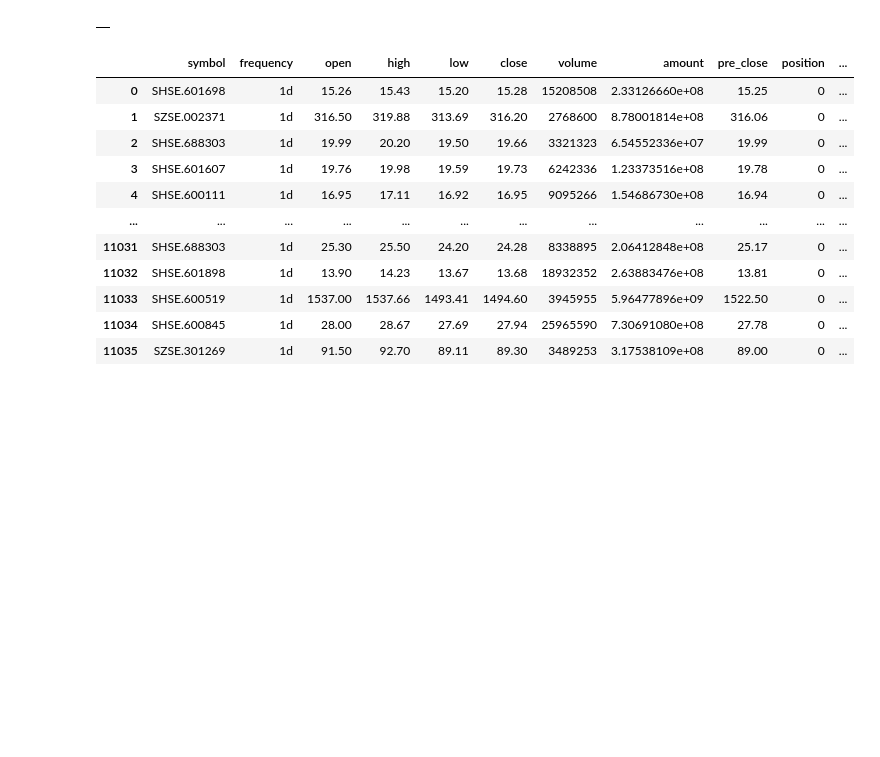
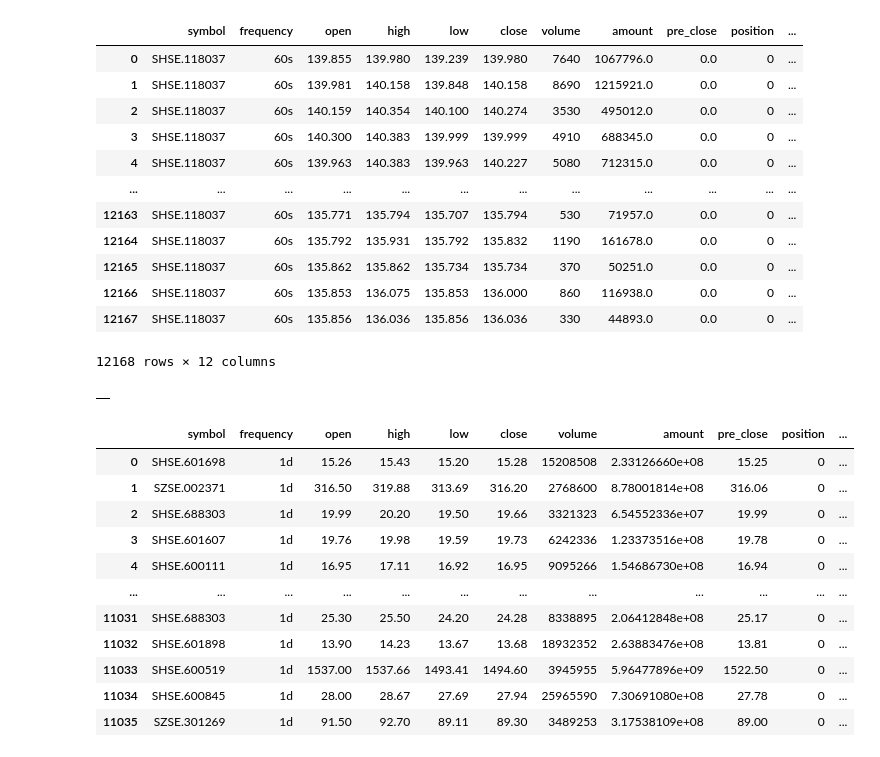
Before and after one commit to ZGarry/lianghua, a Jupyter notebook: run.ipynb, the cells around one changed output. Drawn from its saved outputs; the diff is of its cells as text; code cells hidden in the pictures; blank space fills up the shorter version.

```diff
--- a/run.ipynb
+++ b/run.ipynb
@@ -3,7 +3,23 @@ from __future__ import print_function, absolute_import
 from gm.api import *
 set_token("59e9c8cd18899c191fa133d4cdb08d66efba3dd9")
 
-history_data = history(symbol='SHSE.118037', frequency='1m', start_time='2024-04-20',end_time='2024-09-20', df=True)
+history_data = history(symbol='SHSE.118037', frequency='1m', start_time='2026-01-20',end_time='2026-04-20', df=True)
+# %%
+history_data
+# %% [output]
+|  | symbol | frequency | open | high | low | close | volume | amount | pre_close | position | ... |
+| 0 | SHSE.118037 | 60s | 139.855 | 139.980 | 139.239 | 139.980 | 7640 | 1067796.0 | 0.0 | 0 | ... |
+| 1 | SHSE.118037 | 60s | 139.981 | 140.158 | 139.848 | 140.158 | 8690 | 1215921.0 | 0.0 | 0 | ... |
+| 2 | SHSE.118037 | 60s | 140.159 | 140.354 | 140.100 | 140.274 | 3530 | 495012.0 | 0.0 | 0 | ... |
+| 3 | SHSE.118037 | 60s | 140.300 | 140.383 | 139.999 | 139.999 | 4910 | 688345.0 | 0.0 | 0 | ... |
+| 4 | SHSE.118037 | 60s | 139.963 | 140.383 | 139.963 | 140.227 | 5080 | 712315.0 | 0.0 | 0 | ... |
+| ... | ... | ... | ... | ... | ... | ... | ... | ... | ... | ... | ... |
+| 12163 | SHSE.118037 | 60s | 135.771 | 135.794 | 135.707 | 135.794 | 530 | 71957.0 | 0.0 | 0 | ... |
+| 12164 | SHSE.118037 | 60s | 135.792 | 135.931 | 135.792 | 135.832 | 1190 | 161678.0 | 0.0 | 0 | ... |
+| 12165 | SHSE.118037 | 60s | 135.862 | 135.862 | 135.734 | 135.734 | 370 | 50251.0 | 0.0 | 0 | ... |
+| 12166 | SHSE.118037 | 60s | 135.853 | 136.075 | 135.853 | 136.000 | 860 | 116938.0 | 0.0 | 0 | ... |
+| 12167 | SHSE.118037 | 60s | 135.856 | 136.036 | 135.856 | 136.036 | 330 | 44893.0 | 0.0 | 0 | ... |
+12168 rows × 12 columns
 # %%
 # 获取可转债代码列表
 bond_codes = ['SHSE.127033']
```
Also changed, not shown: 6 other files.
